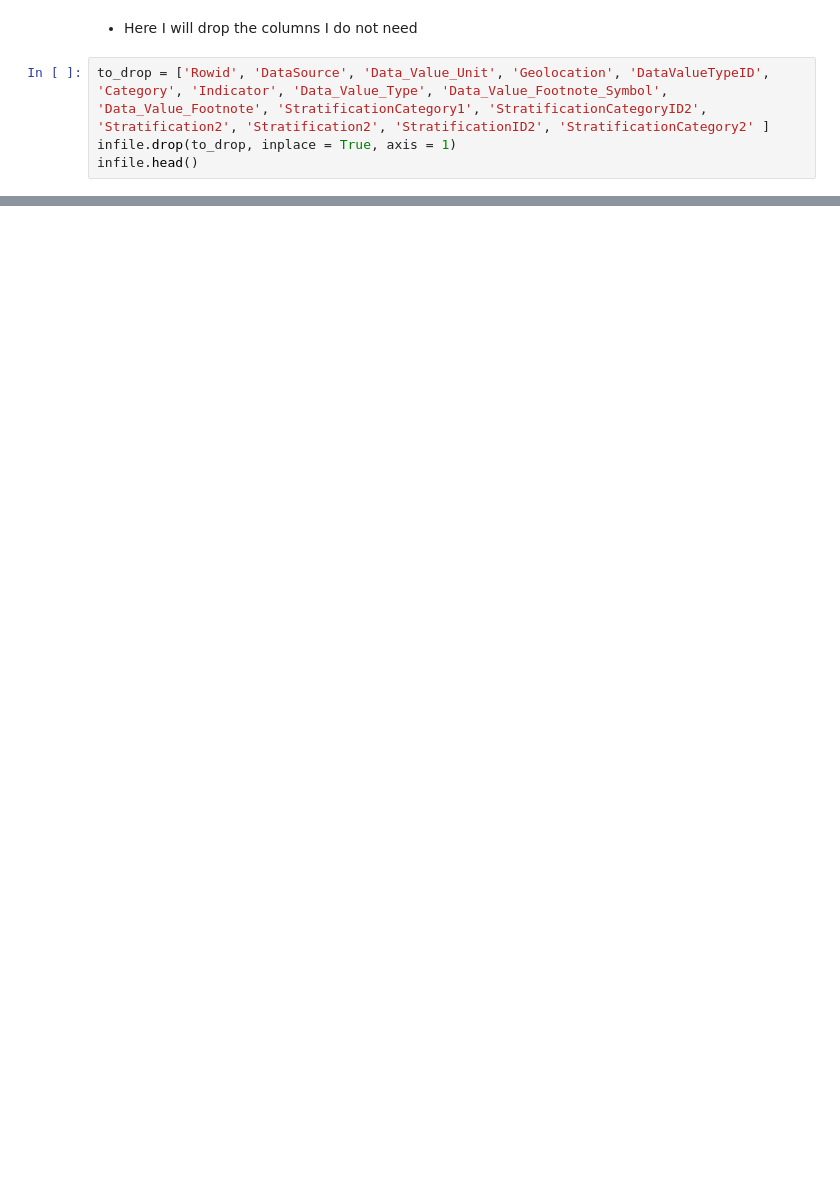
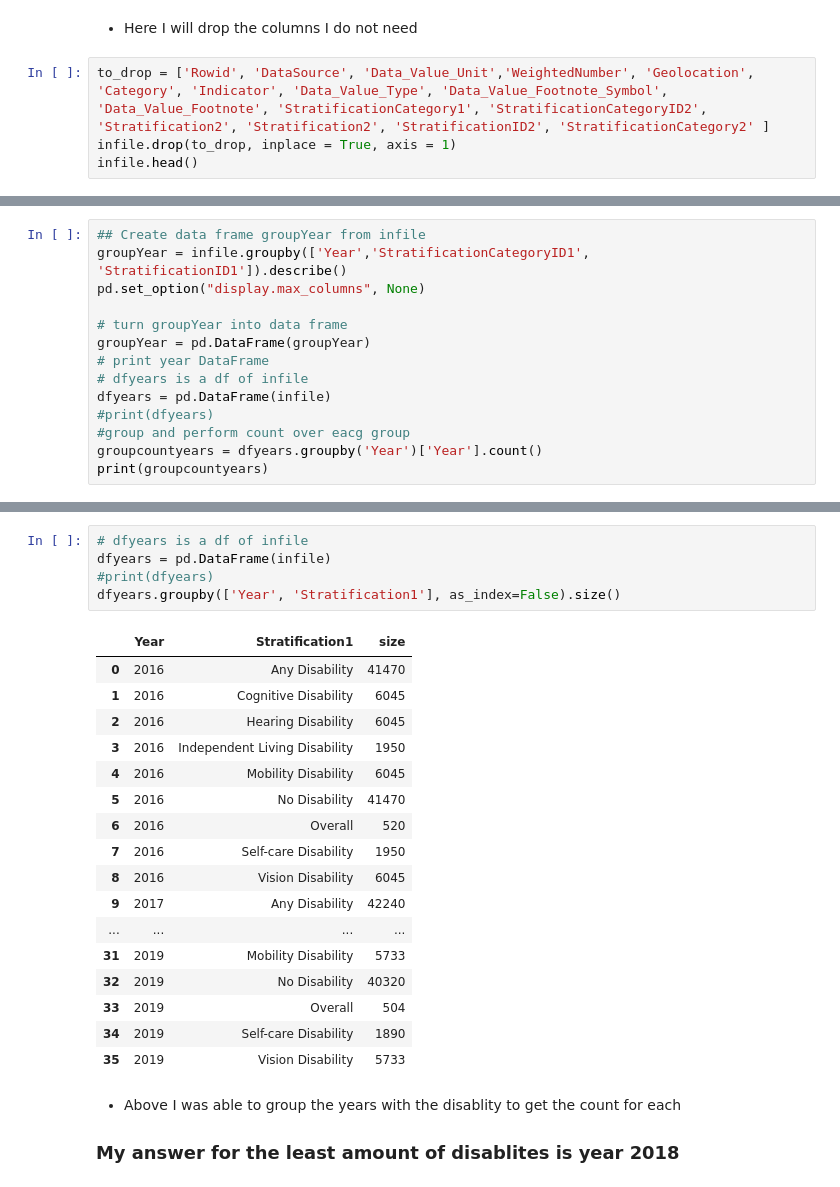
Before and after one commit to melissa4444/Data_Visualization, a Jupyter notebook: HealthCare_Visualization .ipynb, the cells around one changed output, grey strips where cells are left out. Drawn from its saved outputs; the diff is of its cells as text; blank space fills up the shorter version.

```diff
--- a/HealthCare_Visualization .ipynb
+++ b/HealthCare_Visualization .ipynb
@@ -62,7 +84,7 @@ infile.head()
 # %% [markdown]
 - Here I will drop the columns I do not need
 # %%
-to_drop = ['Rowid', 'DataSource', 'Data_Value_Unit', 'Geolocation', 'DataValueTypeID', 'Category', 'Indicator', 'Data_Value_Type', 'Data_Value_Footnote_Symbol', 'Data_Value_Footnote', 'StratificationCategory1', 'StratificationCategoryID2', 'Stratification2', 'Stratification2', 'StratificationID2', 'StratificationCategory2' ]
+to_drop = ['Rowid', 'DataSource', 'Data_Value_Unit','WeightedNumber', 'Geolocation', 'Category', 'Indicator', 'Data_Value_Type', 'Data_Value_Footnote_Symbol', 'Data_Value_Footnote', 'StratificationCategory1', 'StratificationCategoryID2', 'Stratification2', 'Stratification2', 'StratificationID2', 'StratificationCategory2' ]
 infile.drop(to_drop, inplace = True, axis = 1)
 infile.head()
 # %% [output]
@@ -163,0 +111,14 @@ Filter the data where StratificationID1 = NODIS
+# %%
+## Create data frame groupYear from infile
+groupYear = infile.groupby(['Year','StratificationCategoryID1', 'StratificationID1']).describe()
+pd.set_option("display.max_columns", None)
+
+# turn groupYear into data frame
+groupYear = pd.DataFrame(groupYear)
+# print year DataFrame
+# dfyears is a df of infile
+dfyears = pd.DataFrame(infile)
+#print(dfyears)
+#group and perform count over eacg group
+groupcountyears = dfyears.groupby('Year')['Year'].count()
+print(groupcountyears)
@@ -163,0 +191,26 @@ Filter the data where StratificationID1 = NODIS
+# %%
+# dfyears is a df of infile
+dfyears = pd.DataFrame(infile)
+#print(dfyears)
+dfyears.groupby(['Year', 'Stratification1'], as_index=False).size()
+# %% [output]
+|  | Year | Stratification1 | size |
+| 0 | 2016 | Any Disability | 41470 |
+| 1 | 2016 | Cognitive Disability | 6045 |
+| 2 | 2016 | Hearing Disability | 6045 |
+| 3 | 2016 | Independent Living Disability | 1950 |
+| 4 | 2016 | Mobility Disability | 6045 |
+| 5 | 2016 | No Disability | 41470 |
+| 6 | 2016 | Overall | 520 |
+| 7 | 2016 | Self-care Disability | 1950 |
+| 8 | 2016 | Vision Disability | 6045 |
+| 9 | 2017 | Any Disability | 42240 |
+| ... | ... | ... | ... |
+| 31 | 2019 | Mobility Disability | 5733 |
+| 32 | 2019 | No Disability | 40320 |
+| 33 | 2019 | Overall | 504 |
+| 34 | 2019 | Self-care Disability | 1890 |
+| 35 | 2019 | Vision Disability | 5733 |
+# %% [markdown]
+- Above I was able to group the years with the disablity to get the count for each
+### My answer for the least amount of disablites is year 2018
```
Also changed, not shown: parts of 37 cells of this notebook.
